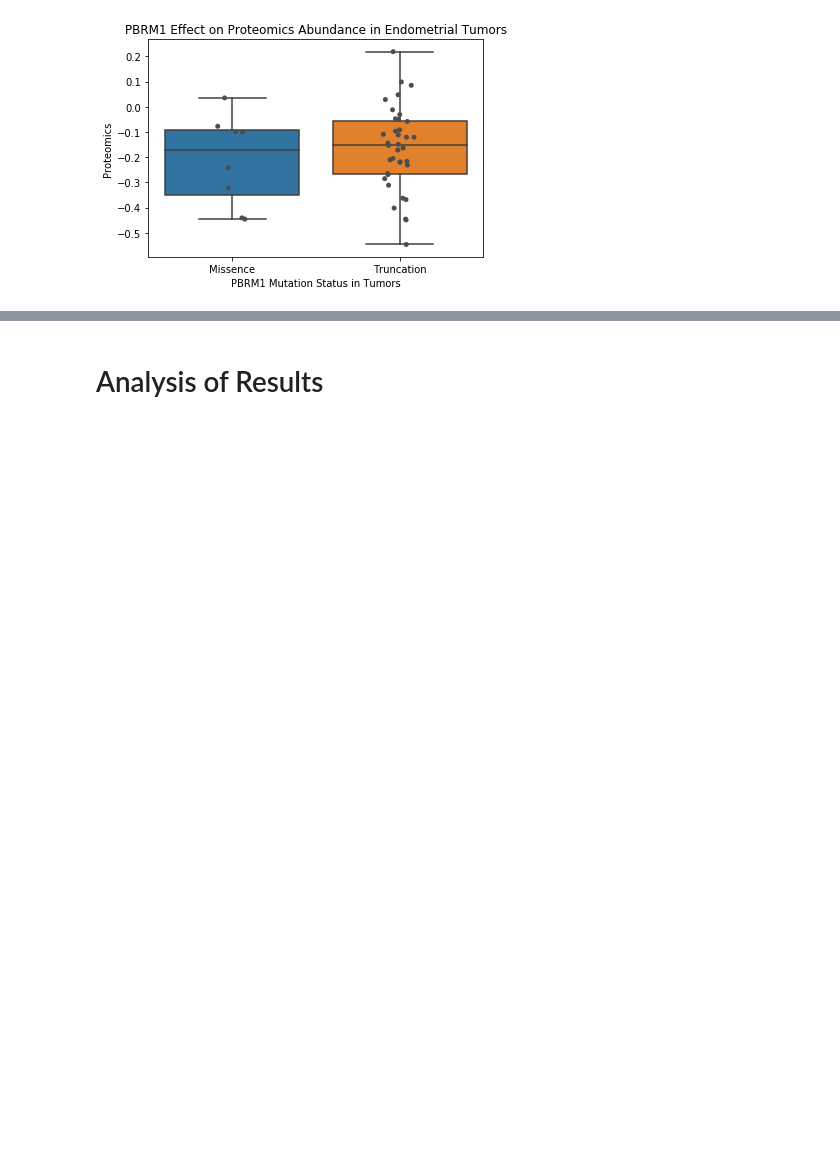
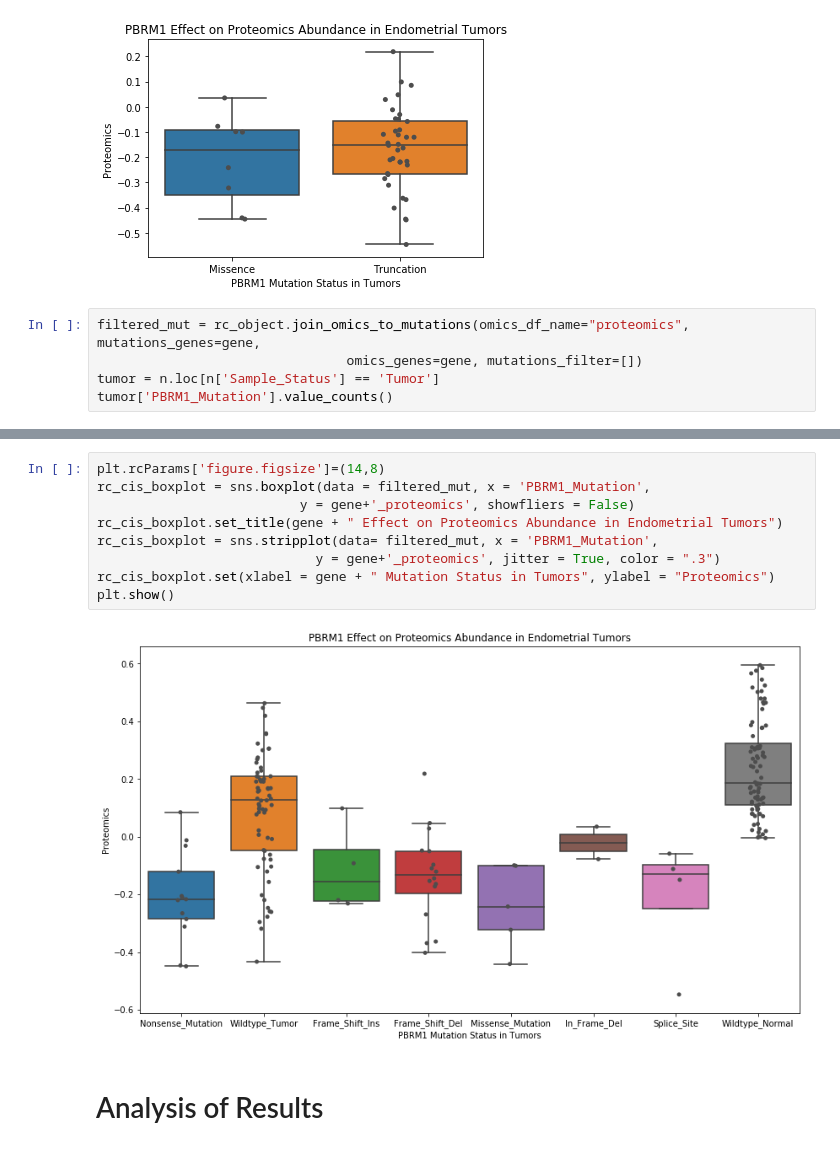
Before and after one commit to PayneLab/WhenMutationsMatter, a Jupyter notebook: Protein Notebooks/Kidney/PBRM1/PBRM1_cis_proteomics.ipynb, the cells around one changed output, grey strips where cells are left out. Saved outputs shown, nothing was run; the diff lists cells and outputs as text; blank space fills up the shorter version.

Commit message:
compare Frame_Shift_Del with Wildtype_Tumor

```diff
--- a/Protein Notebooks/Kidney/PBRM1/PBRM1_cis_proteomics.ipynb
+++ b/Protein Notebooks/Kidney/PBRM1/PBRM1_cis_proteomics.ipynb
@@ -102,3 +102,8 @@ rc_cis_boxplot.set(xlabel = gene + " Mutation Status in Tumors", ylabel = "Prote
 plt.show()
 # %% [output]
 [figure]
+# %%
+filtered_mut = rc_object.join_omics_to_mutations(omics_df_name="proteomics", mutations_genes=gene,
+                                omics_genes=gene, mutations_filter=[])
+tumor = n.loc[n['Sample_Status'] == 'Tumor']
+tumor['PBRM1_Mutation'].value_counts()
@@ -105,3 +142,14 @@ plt.show()
+# %%
+plt.rcParams['figure.figsize']=(14,8)
+rc_cis_boxplot = sns.boxplot(data = filtered_mut, x = 'PBRM1_Mutation',
+                          y = gene+'_proteomics', showfliers = False)
+rc_cis_boxplot.set_title(gene + " Effect on Proteomics Abundance in Endometrial Tumors")
+rc_cis_boxplot = sns.stripplot(data= filtered_mut, x = 'PBRM1_Mutation',
+                            y = gene+'_proteomics', jitter = True, color = ".3")
+rc_cis_boxplot.set(xlabel = gene + " Mutation Status in Tumors", ylabel = "Proteomics")
+plt.show()
+# %% [output]
+[figure, added]
 # %% [markdown]
 # Analysis of Results
 # %% [markdown]
```
Also changed, not shown: parts of 4 cells of this notebook.
